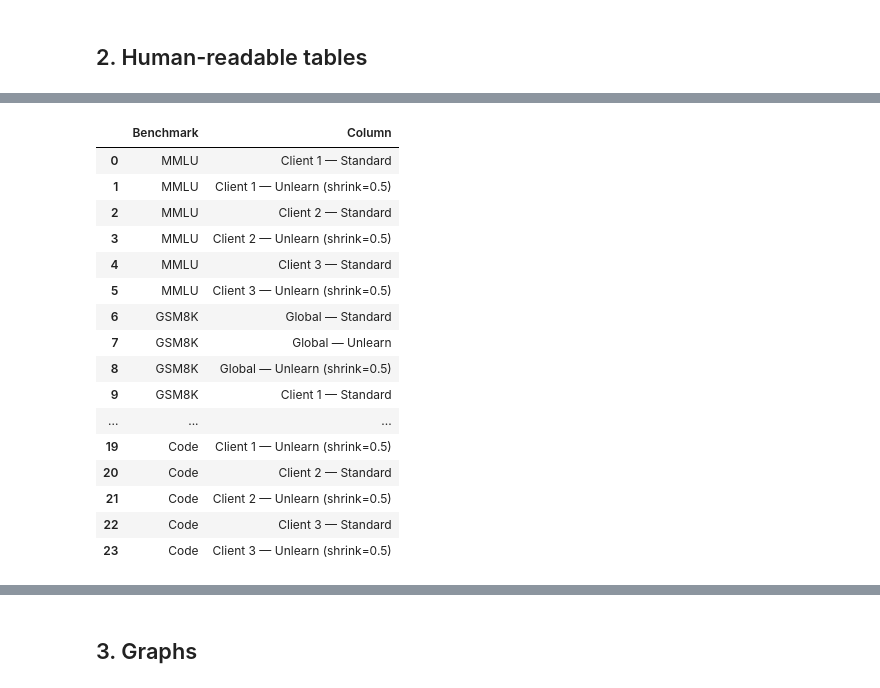
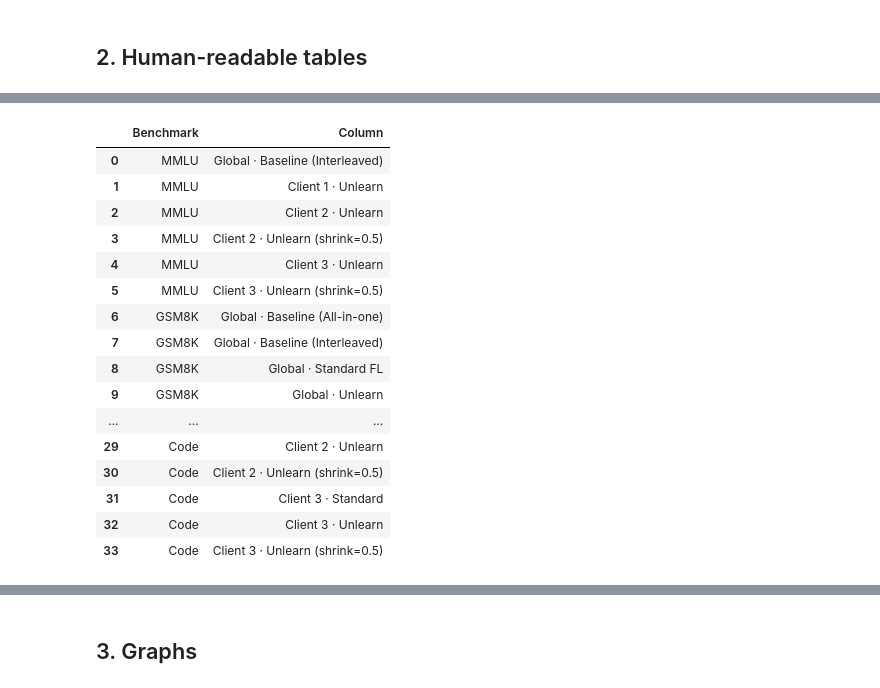
Before and after one commit to shrenikbhansali/FTL, a Jupyter notebook: full_pipeline_accuracy_review.ipynb, the cells around one changed output, grey strips where cells are left out. Saved outputs shown, nothing was run; the diff lists cells and outputs as text; code cells hidden in the pictures.

Commit message:
unlearn successful

```diff
--- a/full_pipeline_accuracy_review.ipynb
+++ b/full_pipeline_accuracy_review.ipynb
@@ -299,51 +299,49 @@ Accuracy artifacts missing from eval_result/:
 # %% [markdown]
 ## 2. Human-readable tables
 # %%
-def fetch_metric(family: str, benchmark: str, scope: str, variant: Optional[str] = None,
-                 client: Optional[str] = None, scale: str = 'full') -> float:
+def fetch_metric(family: str, benchmark: str, spec: dict) -> float:
     subset = records_df[
-        (records_df['model_family'] == family) &
-        (records_df['benchmark_norm'] == benchmark) &
-        (records_df['scope'] == scope) &
-        (records_df['scale'] == scale)
+        (records_df['model_family'] == family)
+        & (records_df['benchmark_norm'] == benchmark)
+        & (records_df['scale'] == 'full')
     ]
-    if variant is not None:
-        subset = subset[subset['variant'] == variant]
-    if client is not None:
-        subset = subset[subset['client'] == client]
+    subset = subset[subset['scope'] == spec.get('scope', 'global')]
+    if 'variant' in spec:
+        subset = subset[subset['variant'] == spec['variant']]
+    if 'client' in spec:
+        subset = subset[subset['client'] == spec['client']]
+    if 'benchmark_raw' in spec:
+        subset = subset[subset['benchmark'] == spec['benchmark_raw']]
     if subset.empty:
         return np.nan
     return subset.iloc[0]['weighted_accuracy']
 
 
 def build_family_table(family: str) -> pd.DataFrame:
+    benchmarks = FAMILY_BENCHMARKS.get(family, [])
     rows = []
-    for benchmark in FAMILY_BENCHMARKS.get(family, []):
-        row = {'Benchmark': BENCHMARK_LABELS.get(benchmark, benchmark)}
-        for label, spec in COLUMN_SPECS_GLOBAL + COLUMN_SPECS_CLIENTS:
-            value = fetch_metric(
-                family=family,
-                benchmark=benchmark,
-                scope=spec['scope'],
-                variant=spec.get('variant'),
-                client=spec.get('client')
-            )
+    missing_cells = []
+    for bench in benchmarks:
+        row = {'Benchmark': BENCHMARK_LABELS.get(bench, bench)}
+        for label, spec in GLOBAL_COLUMN_SPECS + CLIENT_COLUMN_SPECS:
+            value = fetch_metric(family, bench, spec)
+            if np.isnan(value):
+                missing_cells.append({'Benchmark': row['Benchmark'], 'Column': label})
             row[label] = value
         rows.append(row)
-    df = pd.DataFrame(rows)
-    return df
+    return pd.DataFrame(rows), pd.DataFrame(missing_cells)
 
-llama_table = build_family_table('LLaMA 2')
-print('LLaMA 2 accuracy summary (global + clients):')
+llama_table, llama_missing = build_family_table('LLaMA 2')
+print('LLaMA 2 accuracies (global + clients):')
 display(llama_table)
+if not llama_missing.empty:
+    print('Missing LLaMA 2 entries (these still need evaluation artifacts):')
+    display(llama_missing.drop_duplicates())
 
-missing_llama = []
-for benchmark in FAMILY_BENCHMARKS['LLaMA 2']:
-    for label, spec in COLUMN_SPECS_GLOBAL + COLUMN_SPECS_CLIENTS:
-        val = fetch_metric('LLaMA 2', benchmark, spec['scope'], spec.get('variant'), spec.get('client'))
-        if np.isnan(val):
-            missing_llama.append({'Benchmark': BENCHMARK_LABELS.get(benchmark, benchmark), 'Column': label})
-if missing_llama:
-    print('Unavailable LLaMA values (will display as NaN above):')
-    display(pd.DataFrame(missing_llama))
+qwen_table, qwen_missing = build_family_table('Qwen 1.5 MoE')
+print('Qwen 1.5 MoE accuracies (global + clients):')
+display(qwen_table)
+if not qwen_missing.empty:
+    print('Missing Qwen entries:')
+    display(qwen_missing.drop_duplicates())
 # %% [output]
@@ -356,17 +354,17 @@ Unavailable LLaMA values (will display as NaN above):
 |  | Benchmark | Column |
-| 0 | MMLU | Client 1 — Standard |
-| 1 | MMLU | Client 1 — Unlearn (shrink=0.5) |
-| 2 | MMLU | Client 2 — Standard |
-| 3 | MMLU | Client 2 — Unlearn (shrink=0.5) |
-| 4 | MMLU | Client 3 — Standard |
-| 5 | MMLU | Client 3 — Unlearn (shrink=0.5) |
-| 6 | GSM8K | Global — Standard |
-| 7 | GSM8K | Global — Unlearn |
-| 8 | GSM8K | Global — Unlearn (shrink=0.5) |
-| 9 | GSM8K | Client 1 — Standard |
+| 0 | MMLU | Global · Baseline (Interleaved) |
+| 1 | MMLU | Client 1 · Unlearn |
+| 2 | MMLU | Client 2 · Unlearn |
+| 3 | MMLU | Client 2 · Unlearn (shrink=0.5) |
+| 4 | MMLU | Client 3 · Unlearn |
+| 5 | MMLU | Client 3 · Unlearn (shrink=0.5) |
+| 6 | GSM8K | Global · Baseline (All-in-one) |
+| 7 | GSM8K | Global · Baseline (Interleaved) |
+| 8 | GSM8K | Global · Standard FL |
+| 9 | GSM8K | Global · Unlearn |
 | ... | ... | ... |
-| 19 | Code | Client 1 — Unlearn (shrink=0.5) |
-| 20 | Code | Client 2 — Standard |
-| 21 | Code | Client 2 — Unlearn (shrink=0.5) |
-| 22 | Code | Client 3 — Standard |
-| 23 | Code | Client 3 — Unlearn (shrink=0.5) |
+| 29 | Code | Client 2 · Unlearn |
+| 30 | Code | Client 2 · Unlearn (shrink=0.5) |
+| 31 | Code | Client 3 · Standard |
+| 32 | Code | Client 3 · Unlearn |
+| 33 | Code | Client 3 · Unlearn (shrink=0.5) |
```
Also changed, not shown: parts of 11 cells of this notebook, 5 other files.
